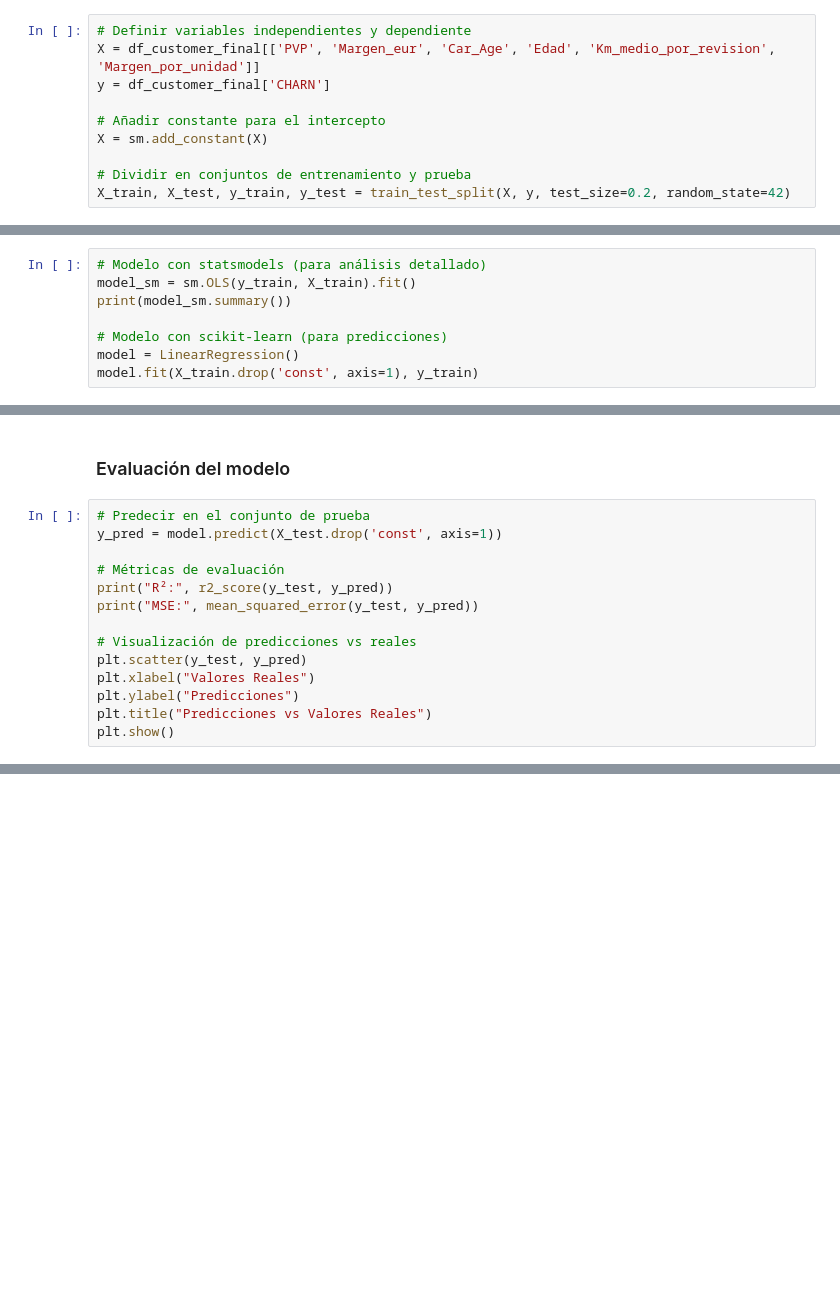
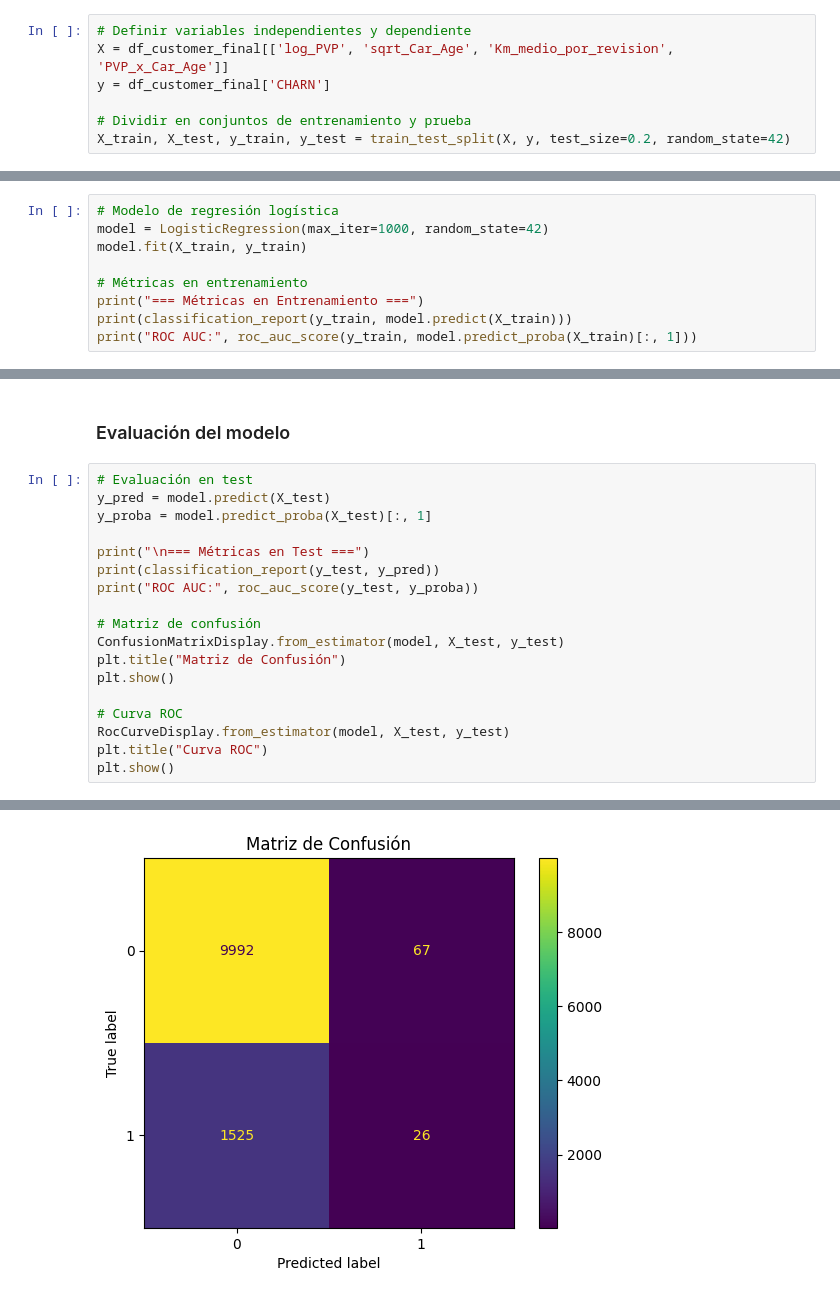
Before and after one commit to alejandromtnz/CLTV-Data-Integration, a Jupyter notebook: CLTV_code.ipynb, the cells around one changed output, grey strips where cells are left out. Cells and saved outputs as stored; diff of their text form; blank space fills up the shorter version.

```diff
--- a/CLTV_code.ipynb
+++ b/CLTV_code.ipynb
@@ -128,21 +133,19 @@ plt.show()
 ### Preparación del modelo
 # %%
 # Definir variables independientes y dependiente
-X = df_customer_final[['PVP', 'Margen_eur', 'Car_Age', 'Edad', 'Km_medio_por_revision', 'Margen_por_unidad']]
+X = df_customer_final[['log_PVP', 'sqrt_Car_Age', 'Km_medio_por_revision', 'PVP_x_Car_Age']]
 y = df_customer_final['CHARN']
-
-# Añadir constante para el intercepto
-X = sm.add_constant(X)
 
 # Dividir en conjuntos de entrenamiento y prueba
 X_train, X_test, y_train, y_test = train_test_split(X, y, test_size=0.2, random_state=42)
 # %% [markdown]
 ### Entrenamiento del modelo
-# %%
-# Modelo con statsmodels (para análisis detallado)
-model_sm = sm.OLS(y_train, X_train).fit()
-print(model_sm.summary())
-
-# Modelo con scikit-learn (para predicciones)
-model = LinearRegression()
-model.fit(X_train.drop('const', axis=1), y_train)
+# %%
+# Modelo de regresión logística
+model = LogisticRegression(max_iter=1000, random_state=42)
+model.fit(X_train, y_train)
+
+# Métricas en entrenamiento
+print("=== Métricas en Entrenamiento ===")
+print(classification_report(y_train, model.predict(X_train)))
+print("ROC AUC:", roc_auc_score(y_train, model.predict_proba(X_train)[:, 1]))
@@ -149,16 +190,21 @@ model.fit(X_train.drop('const', axis=1), y_train)
 # %% [markdown]
 ### Evaluación del modelo
-# %%
-# Predecir en el conjunto de prueba
-y_pred = model.predict(X_test.drop('const', axis=1))
-
-# Métricas de evaluación
-print("R²:", r2_score(y_test, y_pred))
-print("MSE:", mean_squared_error(y_test, y_pred))
-
-# Visualización de predicciones vs reales
-plt.scatter(y_test, y_pred)
-plt.xlabel("Valores Reales")
-plt.ylabel("Predicciones")
-plt.title("Predicciones vs Valores Reales")
-plt.show()
+# %%
+# Evaluación en test
+y_pred = model.predict(X_test)
+y_proba = model.predict_proba(X_test)[:, 1]
+
+print("\n=== Métricas en Test ===")
+print(classification_report(y_test, y_pred))
+print("ROC AUC:", roc_auc_score(y_test, y_proba))
+
+# Matriz de confusión
+ConfusionMatrixDisplay.from_estimator(model, X_test, y_test)
+plt.title("Matriz de Confusión")
+plt.show()
+
+# Curva ROC
+RocCurveDisplay.from_estimator(model, X_test, y_test)
+plt.title("Curva ROC")
+plt.show()
+# %% [output]
@@ -164,0 +222 @@ plt.show()
+[figure, added]
```
Also changed, not shown: parts of 10 cells of this notebook, 1 other file.
